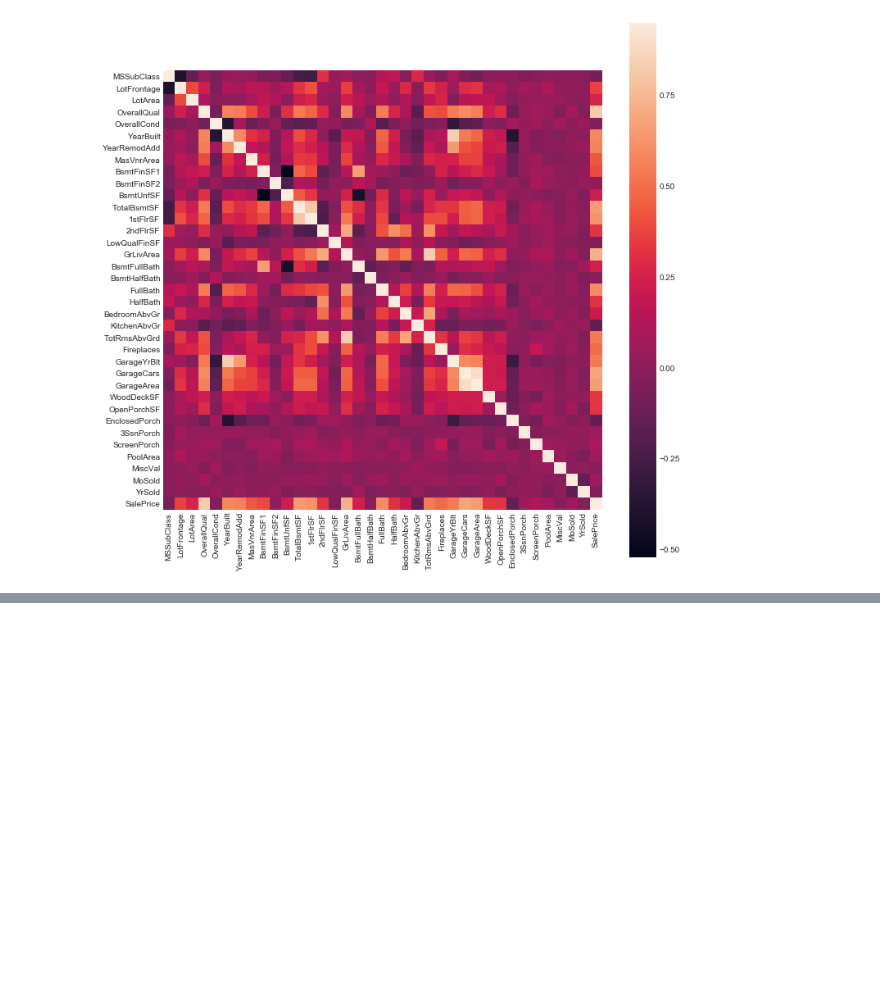
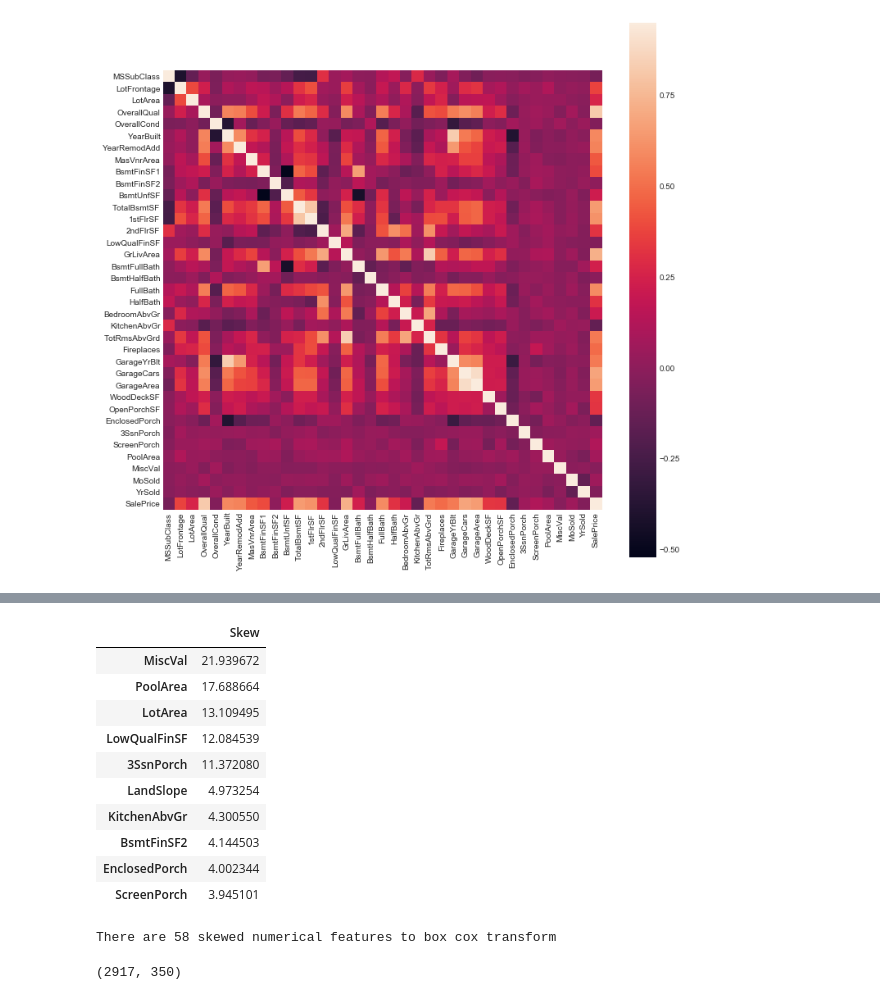
Before and after one commit to shree-ranga/Machine-Learning, a Jupyter notebook: random/HousePricesKaggle/kernel_2.ipynb, the cells around one changed output, grey strips where cells are left out. Drawn from its saved outputs; the diff is of its cells as text; code cells hidden in the pictures; blank space fills up the shorter version.

```diff
--- a/random/HousePricesKaggle/kernel_2.ipynb
+++ b/random/HousePricesKaggle/kernel_2.ipynb
@@ -180,0 +180,36 @@ all_data['TotalSF'] = all_data['TotalBsmtSF'] + all_data['1stFlrSF'] + all_data[
+# %%
+ # let's deal with skewed features
+numeric_feats = all_data.dtypes[all_data.dtypes != 'object'].index
+skewed_feats = all_data[numeric_feats].apply(lambda x: stats.skew(x.dropna())).sort_values(ascending=False)
+skewness = pd.DataFrame({'Skew':skewed_feats})
+skewness.head(10)
+# %% [output]
+|  | Skew |
+| MiscVal | 21.939672 |
+| PoolArea | 17.688664 |
+| LotArea | 13.109495 |
+| LowQualFinSF | 12.084539 |
+| 3SsnPorch | 11.372080 |
+| LandSlope | 4.973254 |
+| KitchenAbvGr | 4.300550 |
+| BsmtFinSF2 | 4.144503 |
+| EnclosedPorch | 4.002344 |
+| ScreenPorch | 3.945101 |
+# %%
+# boxcox transformation
+skewness = skewness[abs(skewness) > 0.75]
+print "There are {} skewed numerical features to box cox transform".format(skewness.shape[0])
+
+from scipy.special import boxcox1p
+skewed_feats = skewness.index
+lam = 0.15
+for feat in skewed_feats:
+    all_data[feat] = boxcox1p(all_data[feat], lam)
+# %% [output]
+There are 58 skewed numerical features to box cox transform
+# %%
+# get dummies
+all_data = pd.get_dummies(all_data)
+print all_data.shape
+# %% [output]
+(2917, 350)
```
Also changed, not shown: parts of 26 cells of this notebook.
